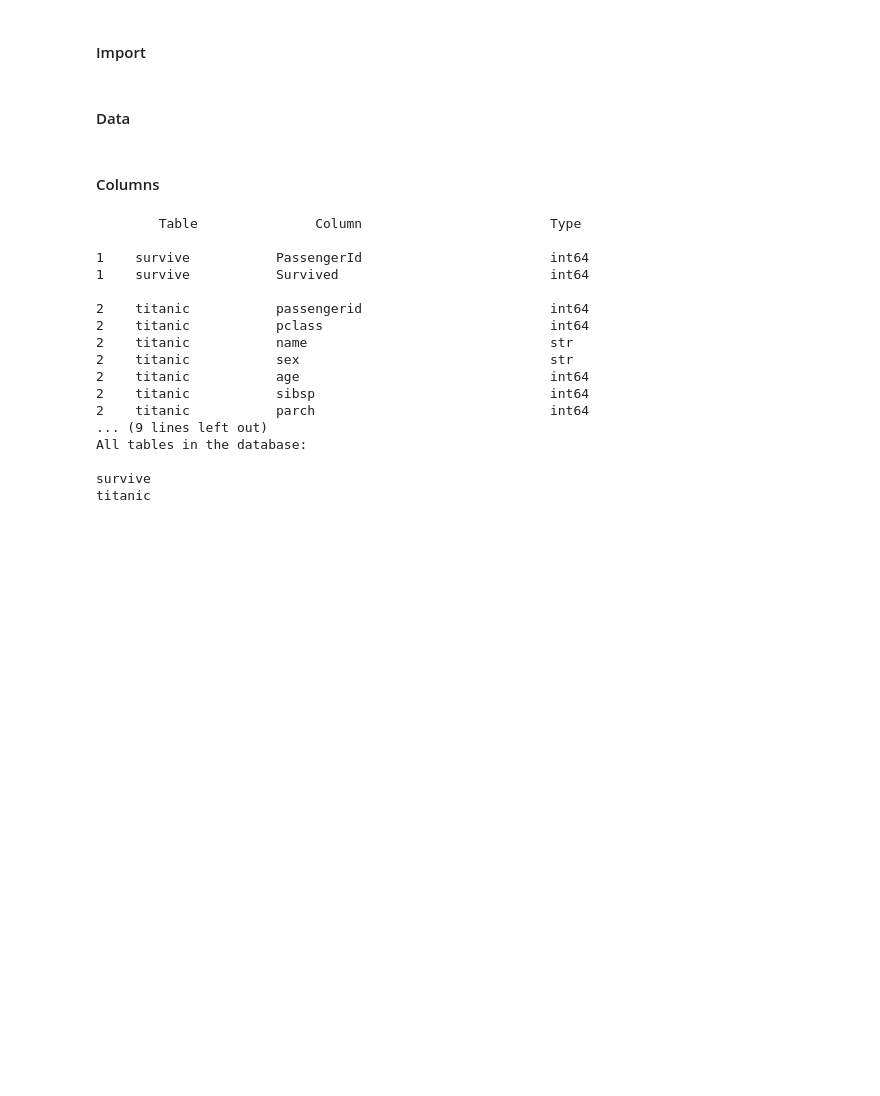
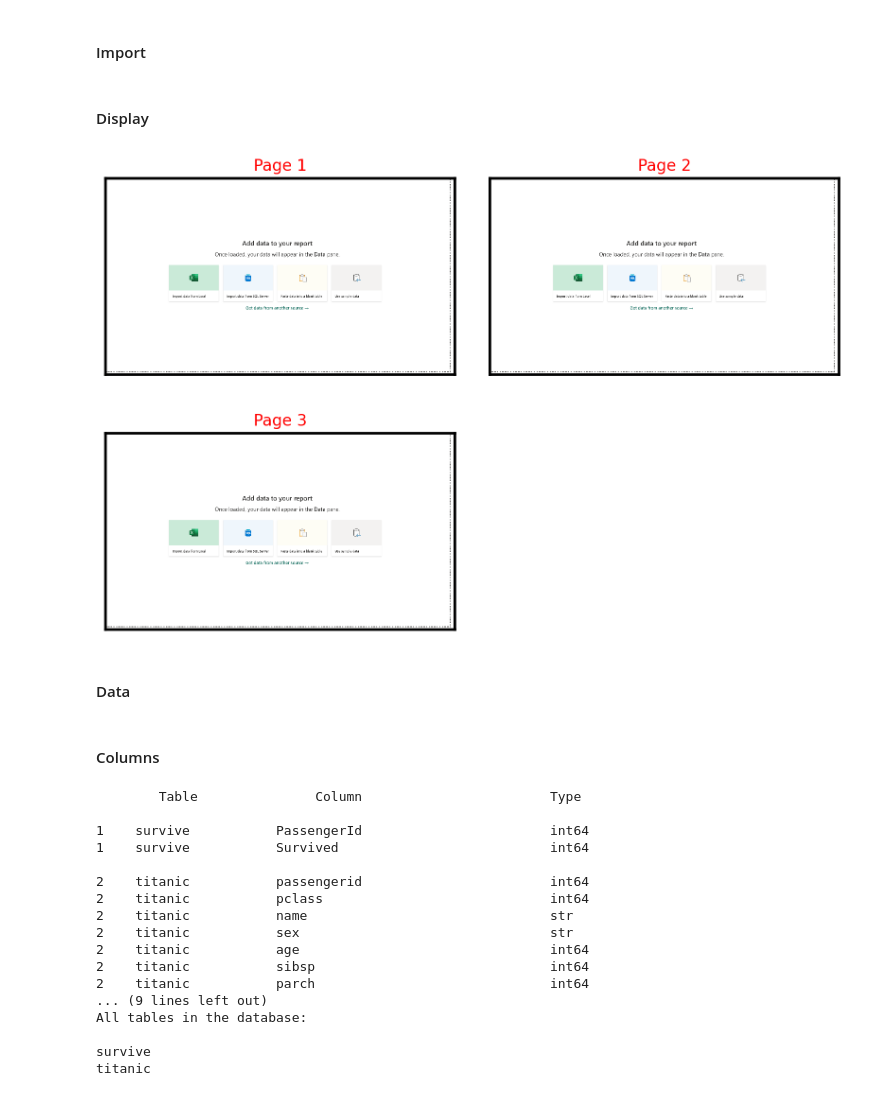
Before and after one commit to VishalShom07/Titanic, a Jupyter notebook: Data - Tintanic.ipynb, the cells around one changed output. Drawn from its saved outputs; the diff is of its cells as text; code cells hidden in the pictures; blank space fills up the shorter version.

```diff
--- a/Data - Tintanic.ipynb
+++ b/Data - Tintanic.ipynb
@@ -2,6 +2,36 @@
 #### Import
 # %%
 import numpy as np; import pandas as pd; import matplotlib.pyplot as mp; import seaborn as sea; import datetime as dt; import random as r; import math as m; import statistics as st; import mysql.connector as ms; import warnings; warnings.filterwarnings("ignore", message="pandas only supports SQLAlchemy connectable*"); warnings.filterwarnings("ignore", message=".*is_categorical_dtype is deprecated.*"); warnings.filterwarnings("ignore", message="invalid escape sequence.*", category=SyntaxWarning)
+# %% [markdown]
+#### Display
+# %%
+from PIL import Image
+import matplotlib.pyplot as mp
+
+image_1 = Image.open(r"Image\Image 1.png")
+image_2 = Image.open(r"Image\Image 2.png")
+image_3 = Image.open(r"Image\Image 3.png")
+
+images = [image_1, image_2, image_3]
+cols = 2
+rows = 2
+mp.figure(figsize=(10, 7),dpi=200)
+mp.subplots_adjust(wspace=0.1, hspace=0)
+
+for i, img in enumerate(images):
+    ax = mp.subplot(rows, cols, i + 1)
+    rotated = img.rotate(0)
+    ax.imshow(rotated, interpolation="nearest")
+    ax.set_xticks([])
+    ax.set_yticks([])
+    for spine in ax.spines.values():
+        spine.set_visible(True)
+        spine.set_color("black")
+        spine.set_linewidth(2)
+    ax.set_title(f"Page {i+1}",color="red")
+mp.show()
+# %% [output]
+[figure, added]
 # %% [markdown]
 #### Data
 # %%
```
Also changed, not shown: parts of 3 cells of this notebook, 3 other files.
